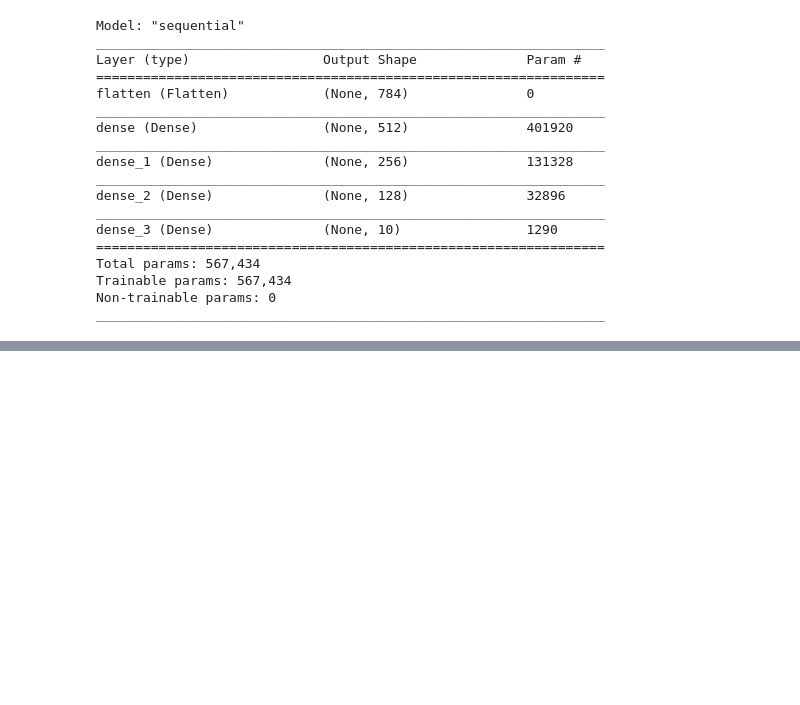
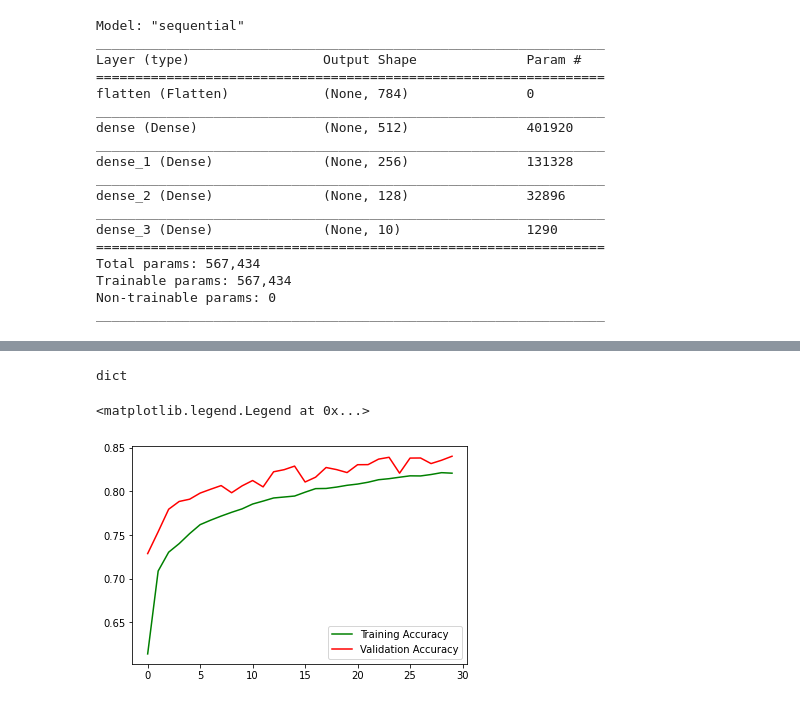
Before and after one commit to ManeeshArava/pattern-presentation-in-python, a Jupyter notebook: S29_ANN_preds_tf_keras_datasets_fashion_mnist.ipynb, the cells around one changed output, grey strips where cells are left out. Cells and saved outputs as stored; diff of their text form; code cells hidden in the pictures; blank space fills up the shorter version.

```diff
--- a/S29_ANN_preds_tf_keras_datasets_fashion_mnist.ipynb
+++ b/S29_ANN_preds_tf_keras_datasets_fashion_mnist.ipynb
@@ -147,0 +180,15 @@ array([9, 0, 0, 6, 0])
+# %%
+type(history.history)
+# %% [output]
+dict
+# %%
+acc = history.history['accuracy']
+val_acc = history.history['val_accuracy']
+
+plt.figure()
+plt.plot(acc, color = 'green', label = 'Training Accuracy')
+plt.plot(val_acc, color = 'red', label = 'Validation Accuracy')
+plt.legend()
+# %% [output]
+<matplotlib.legend.Legend at 0x...>
+[figure, added]
```
Also changed, not shown: parts of 7 cells of this notebook.
